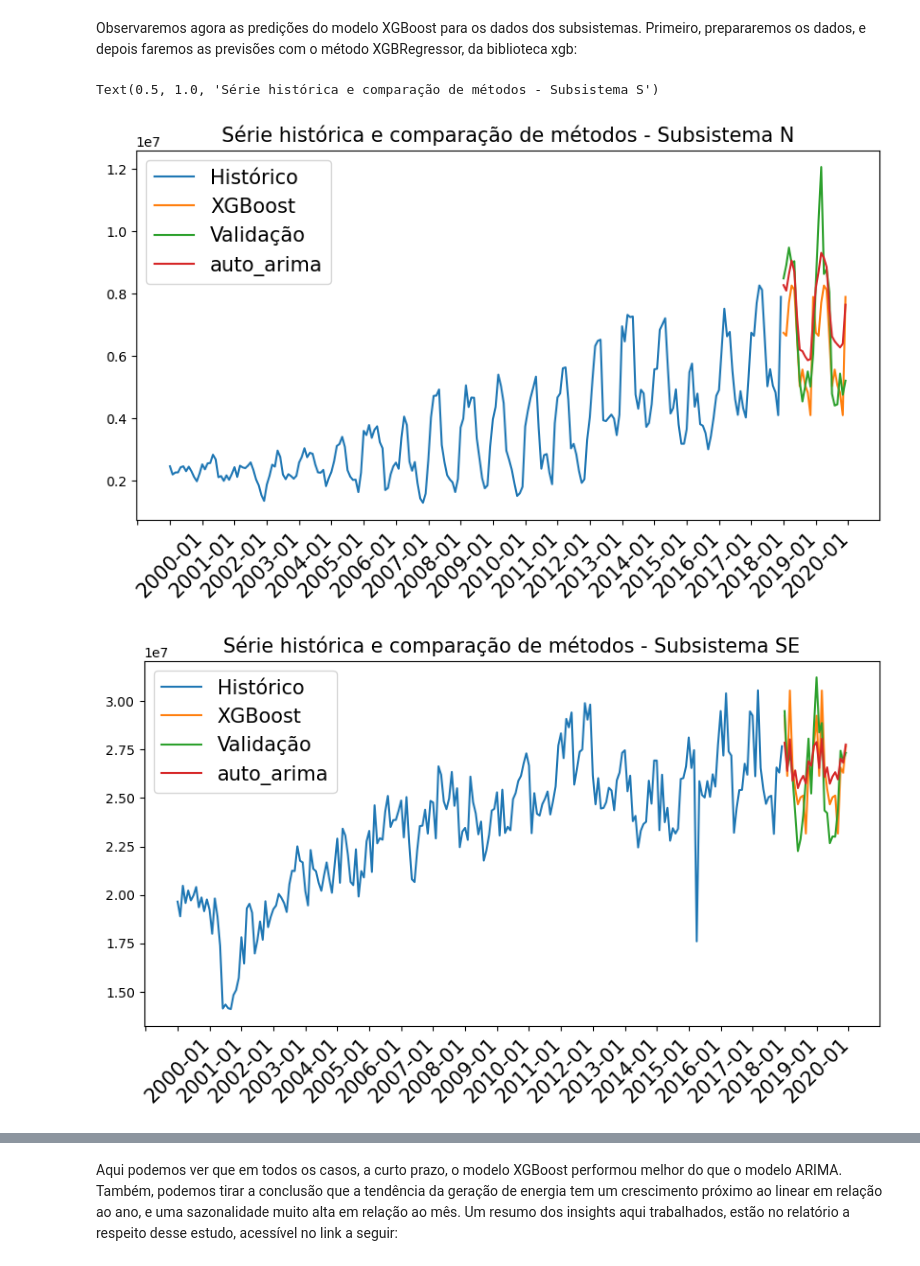
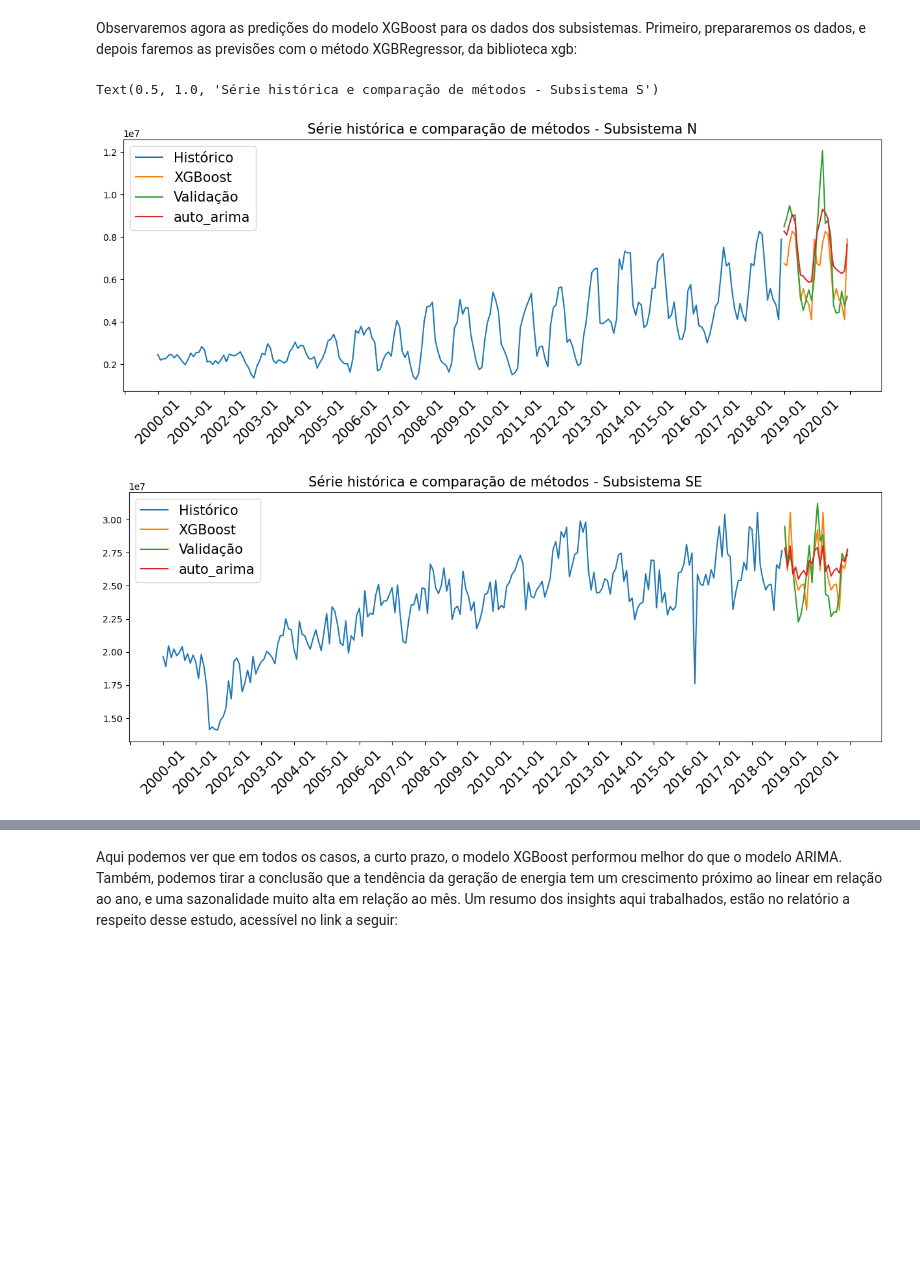
Before and after one commit to ppbgarcia/bootcamp20241, a Jupyter notebook: eda.ipynb, the cells around one changed output, grey strips where cells are left out. Cells and saved outputs as stored; diff of their text form; code cells hidden in the pictures; blank space fills up the shorter version.

```diff
--- a/eda.ipynb
+++ b/eda.ipynb
@@ -428,7 +438,7 @@ modelN.fit(norte[['ano', 'mes']], norte['val_geracao'])
 pred_n = pd.DataFrame(modelN.predict(valid_n[['ano', 'mes']]))
 
 #-----------------------Desenho e configuração do gráfico comparativo -----------------#
-plt.figure(figsize = (10,5))
+plt.figure(figsize = (15,5))
 plt.plot(norte['val_geracao'], label = 'Histórico')
 plt.gca().xaxis.set_major_locator(plt.MultipleLocator(12));
 plt.plot(valid_n.index, pred_n, label = 'XGBoost')
@@ -456,7 +466,7 @@ modelSE.fit(sudeste[['ano', 'mes']], sudeste['val_geracao'])
 pred_se = pd.DataFrame(modelSE.predict(valid_se[['ano', 'mes']]))
 
 #-----------------------Desenho e configuração do gráfico comparativo -----------------#
-plt.figure(figsize = (10,5))
+plt.figure(figsize = (15,5))
 plt.plot(sudeste['val_geracao'], label = 'Histórico')
 plt.gca().xaxis.set_major_locator(plt.MultipleLocator(12));
 plt.plot(valid_se.index, pred_se, label = 'XGBoost')
@@ -484,7 +494,7 @@ modelNe.fit(nordeste[['ano', 'mes']], nordeste['val_geracao'])
 pred_ne = pd.DataFrame(modelNe.predict(valid_n[['ano', 'mes']]))
 
 #-----------------------Desenho e configuração do gráfico comparativo -----------------#
-plt.figure(figsize = (10,5))
+plt.figure(figsize = (15,5))
 plt.plot(nordeste['val_geracao'], label = 'Histórico')
 plt.gca().xaxis.set_major_locator(plt.MultipleLocator(12));
 plt.plot(valid_ne.index, pred_ne, label = 'XGBoost')
@@ -496,33 +506,33 @@ plt.xticks(rotation = 45, fontsize = 15)
 plt.title('Série histórica e comparação de métodos - Subsistema NE', fontsize = 15)
 
 #---------------------------Preparação dos dados----------------------_#
 sul['data'] = pd.to_datetime(sul.index)
 sul['mes'] = sul['data'].dt.month
 sul['ano'] = sul['data'].dt.year
 
 valid_s['data'] = pd.to_datetime(valid_n.index)
 valid_s['mes'] = valid_s['data'].dt.month
 valid_s['ano'] = valid_s['data'].dt.year
 
 #--------------------------- Define modelo XGBoost --------------------#
 modelS = xgb.XGBRegressor()
 modelS.fit(sul[['ano', 'mes']], sul['val_geracao'])
 
 #--------------------------- Predição -----------------------#
 pred_s = pd.DataFrame(modelS.predict(valid_s[['ano', 'mes']]))
 
 #-----------------------Desenho e configuração do gráfico comparativo -----------------#
-plt.figure(figsize = (10,5))
+plt.figure(figsize = (15,5))
 plt.plot(sul['val_geracao'], label = 'Histórico')
 plt.gca().xaxis.set_major_locator(plt.MultipleLocator(12));
 plt.plot(valid_s.index, pred_s, label = 'XGBoost')
 plt.plot(valid_s.index, valid_s['val_geracao'], label = 'Validação')
 plt.plot(valid_s.index, forecastS, label='auto_arima')
 plt.legend(loc='upper left', fontsize = 15)
 
 plt.xticks(rotation = 45, fontsize = 15)
 plt.title('Série histórica e comparação de métodos - Subsistema S', fontsize = 15)
 # %% [output]
 Text(0.5, 1.0, 'Série histórica e comparação de métodos - Subsistema S')
-[figure, old version]
+[figure, new version]
-[figure, old version]
+[figure, new version]
```
Also changed, not shown: parts of 7 cells of this notebook.
